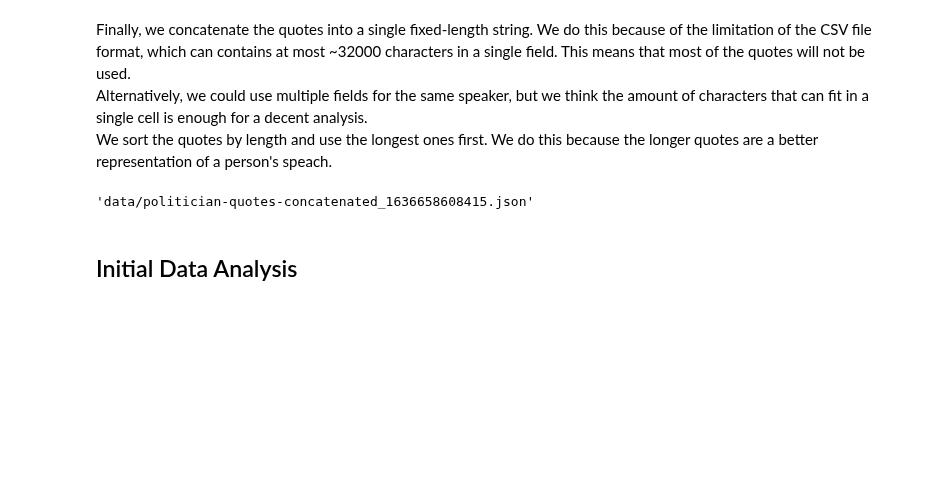
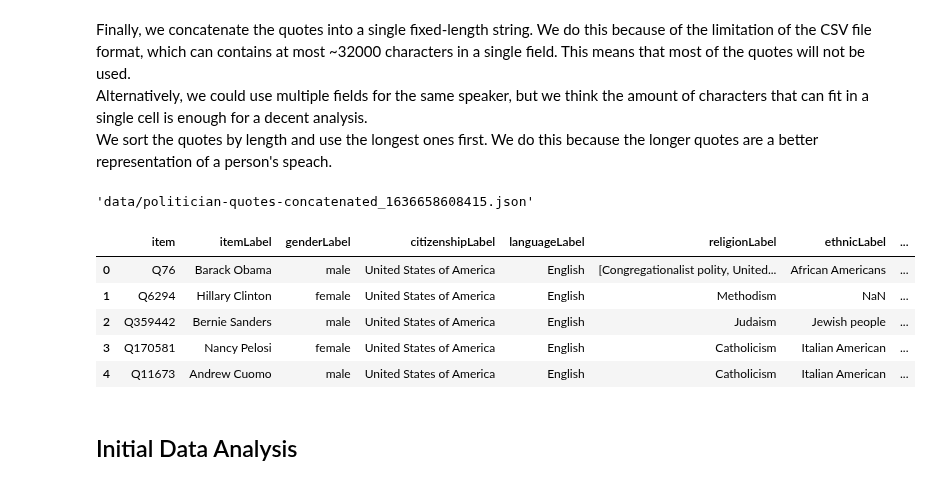
Before and after one commit to epfl-ada/ada-2021-project-madry, a Jupyter notebook: madry.ipynb, the cells around one changed output. Drawn from its saved outputs; the diff is of its cells as text; code cells hidden in the pictures; blank space fills up the shorter version.

Commit message:
Added wikidata parquet querying code from Mete's notebook, and made the rest of the notebook compatible with this new format.

```diff
--- a/madry.ipynb
+++ b/madry.ipynb
@@ -339,3 +369,9 @@ write_json_to_file('data/american_politicians_final', wiki_poli_merged)
+# %%
+wiki_poli_parquet = json.loads(american_politicians.to_json(orient='records'))
+
+wiki_poli_merged = dict()
+for poli in wiki_poli_parquet:
+    wiki_poli_merged[poli['id']] = poli
 # %% [markdown]
 ### Get the 100 most quoted party members
 # %% [markdown]
@@ -345,8 +381,8 @@ dem_list = []
 rep_list = []
 
 CAP_TARGET = 100
-DEM_PARTY = "http://www.wikidata.org/entity/Q29552"
-REP_PARTY = "http://www.wikidata.org/entity/Q29468"
+DEM_PARTY = 'Q29552'
+REP_PARTY = 'Q29468'
 
 for v in sorted_combined_signi_dict:
     row = wiki_poli_merged.get(v, None)
@@ -355,7 +391,8 @@ for v in sorted_combined_signi_dict:
     if row is None:
         continue
 
-    memberOfParty = row.get('memberOfParty', None)
+    # Get party membership
+    memberOfParty = row.get('party', None)
     if memberOfParty is None:
         continue
 
@@ -363,16 +400,20 @@ for v in sorted_combined_signi_dict:
     if isinstance(memberOfParty, list) == False:
         memberOfParty = [memberOfParty]
 
-    # Check membership
+    # Check membership - might have been a member of both during their life
+    dem_index = -1
     if DEM_PARTY in memberOfParty:
-        if REP_PARTY in memberOfParty:
-            # member of both parties, just skip
-            continue
+        dem_index = memberOfParty.index(DEM_PARTY)
 
+    rep_index = -1
+    if REP_PARTY in memberOfParty:
+        rep_index = memberOfParty.index(REP_PARTY)
+
+    if (dem_index > -1 and (rep_index == -1 or dem_index < rep_index)):
         # Check if the list is already at full capacity
         if len(dem_list) < CAP_TARGET:
             dem_list.append(row)
-    elif REP_PARTY in memberOfParty:
+    elif (rep_index > -1 and (dem_index == -1 or rep_index < dem_index)):
         # Check if the list is already at full capacity
         if len(rep_list) < CAP_TARGET:
             rep_list.append(row)
@@ -420,9 +499,9 @@ def check_if_party_member_quote(row, party_member_quotes, party_list):
 # Join both party lists
 dem_and_rep_set = set()
 for v in dem_list:
-    dem_and_rep_set.add(v['item'])
+    dem_and_rep_set.add(v['id'])
 for v in rep_list:
-    dem_and_rep_set.add(v['item'])
+    dem_and_rep_set.add(v['id'])
 
 # Define partial function check_if_dem_or_rep_quote using function check_if_party_member_quote
 check_if_dem_or_rep_quote = partial(check_if_party_member_quote, party_list=dem_and_rep_set)
@@ -468,7 +547,7 @@ for v in both_parties:
     copy = dict(v)
     copy['quotations'] = []
 
-    poli_quotes_combined[v['item']] = copy
+    poli_quotes_combined[v['id']] = copy
 
 for poli_quote_file_name in poli_quote_files:
     with open(poli_quote_file_name, 'r') as f:
@@ -570,6 +662,15 @@ for k in poli_quotes_concat.keys():
 write_json_to_file('data/politician-quotes-concatenated', poli_quotes_concat)
 # %% [output]
 'data/politician-quotes-concatenated_1636658608415.json'
+# %%
+pd.DataFrame(poli_quotes_concat.values()).head()
+# %% [output]
+|  | item | itemLabel | genderLabel | citizenshipLabel | languageLabel | religionLabel | ethnicLabel | ... |
+| 0 | Q76 | Barack Obama | male | United States of America | English | [Congregationalist polity, United... | African Americans | ... |
+| 1 | Q6294 | Hillary Clinton | female | United States of America | English | Methodism | NaN | ... |
+| 2 | Q359442 | Bernie Sanders | male | United States of America | English | Judaism | Jewish people | ... |
+| 3 | Q170581 | Nancy Pelosi | female | United States of America | English | Catholicism | Italian American | ... |
+| 4 | Q11673 | Andrew Cuomo | male | United States of America | English | Catholicism | Italian American | ... |
 # %% [markdown]
 ## Initial Data Analysis
 # %%
```
Also changed, not shown: parts of 12 cells of this notebook.
